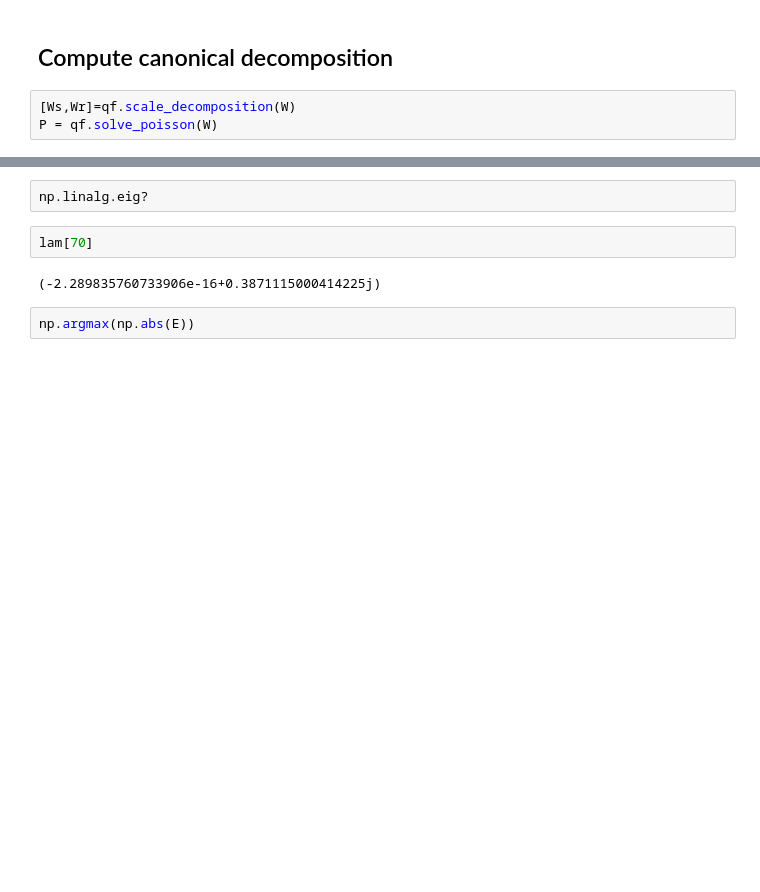
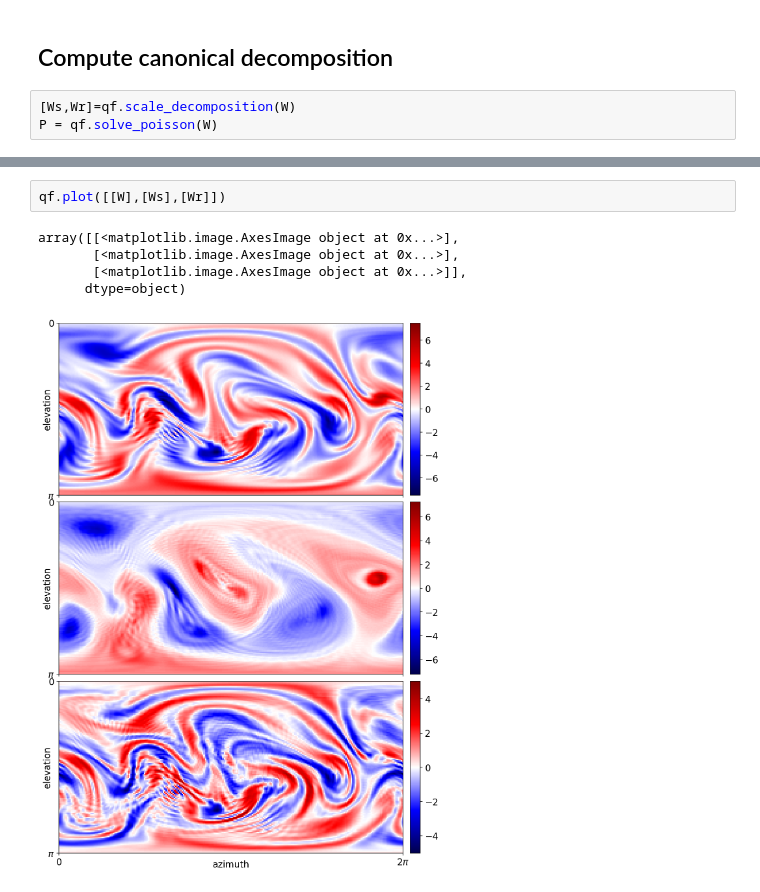
Before and after one commit to klasmodin/quflow, a Jupyter notebook: notebooks/basic-example.ipynb, the cells around one changed output, grey strips where cells are left out. Saved outputs shown, nothing was run; the diff lists cells and outputs as text; blank space fills up the shorter version.

```diff
--- a/notebooks/basic-example.ipynb
+++ b/notebooks/basic-example.ipynb
@@ -196,8 +145,8 @@ qf.plot(1j*np.outer(E[:,70],E[:,70].conj()))
-# %%
-np.linalg.eig?
-# %%
-lam[70]
-# %% [output]
-(-2.289835760733906e-16+0.3871115000414225j)
-# %%
-np.argmax(np.abs(E))
+# %%
+qf.plot([[W],[Ws],[Wr]])
+# %% [output]
+array([[<matplotlib.image.AxesImage object at 0x...>],
+       [<matplotlib.image.AxesImage object at 0x...>],
+       [<matplotlib.image.AxesImage object at 0x...>]],
+      dtype=object)
+[figure, added]
```
Also changed, not shown: parts of 35 cells of this notebook.
